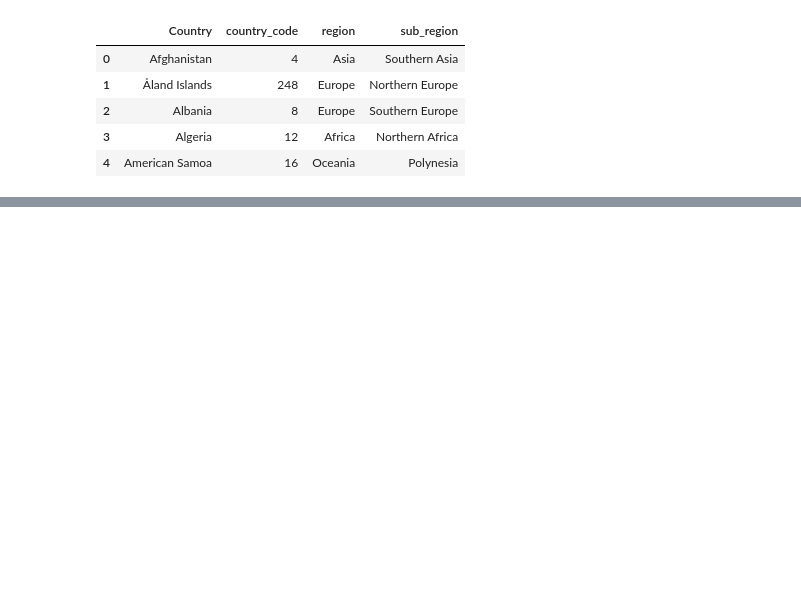
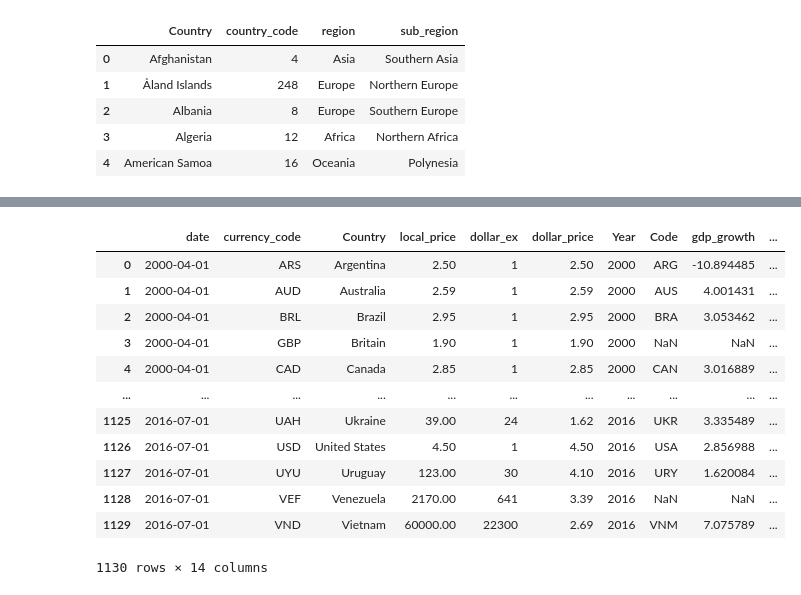
Before and after one commit to bolwerk-b/Final-Project, a Jupyter notebook: data cleaning test.ipynb, the cells around one changed output, grey strips where cells are left out. Drawn from its saved outputs; the diff is of its cells as text; code cells hidden in the pictures; blank space fills up the shorter version.

Commit message:
updating data cleaning and machinelearning

```diff
--- a/data cleaning test.ipynb
+++ b/data cleaning test.ipynb
@@ -110,0 +221,23 @@ test_gdp.head()
+# %%
+# filtering out years above 2016 at current GDP data only goes up to 2016
+Complete_df = Complete_df.loc[Complete_df['Year']!="2022"]
+Complete_df = Complete_df.loc[Complete_df['Year']!="2021"]
+Complete_df = Complete_df.loc[Complete_df['Year']!="2020"]
+Complete_df = Complete_df.loc[Complete_df['Year']!="2019"]
+Complete_df = Complete_df.loc[Complete_df['Year']!="2018"]
+Complete_df = Complete_df.loc[Complete_df['Year']!="2017"]
+Complete_df
+# %% [output]
+|  | date | currency_code | Country | local_price | dollar_ex | dollar_price | Year | Code | gdp_growth | ... |
+| 0 | 2000-04-01 | ARS | Argentina | 2.50 | 1 | 2.50 | 2000 | ARG | -10.894485 | ... |
+| 1 | 2000-04-01 | AUD | Australia | 2.59 | 1 | 2.59 | 2000 | AUS | 4.001431 | ... |
+| 2 | 2000-04-01 | BRL | Brazil | 2.95 | 1 | 2.95 | 2000 | BRA | 3.053462 | ... |
+| 3 | 2000-04-01 | GBP | Britain | 1.90 | 1 | 1.90 | 2000 | NaN | NaN | ... |
+| 4 | 2000-04-01 | CAD | Canada | 2.85 | 1 | 2.85 | 2000 | CAN | 3.016889 | ... |
+| ... | ... | ... | ... | ... | ... | ... | ... | ... | ... | ... |
+| 1125 | 2016-07-01 | UAH | Ukraine | 39.00 | 24 | 1.62 | 2016 | UKR | 3.335489 | ... |
+| 1126 | 2016-07-01 | USD | United States | 4.50 | 1 | 4.50 | 2016 | USA | 2.856988 | ... |
+| 1127 | 2016-07-01 | UYU | Uruguay | 123.00 | 30 | 4.10 | 2016 | URY | 1.620084 | ... |
+| 1128 | 2016-07-01 | VEF | Venezuela | 2170.00 | 641 | 3.39 | 2016 | NaN | NaN | ... |
+| 1129 | 2016-07-01 | VND | Vietnam | 60000.00 | 22300 | 2.69 | 2016 | VNM | 7.075789 | ... |
+1130 rows × 14 columns
```
Also changed, not shown: parts of 17 cells of this notebook, 2 other files.
